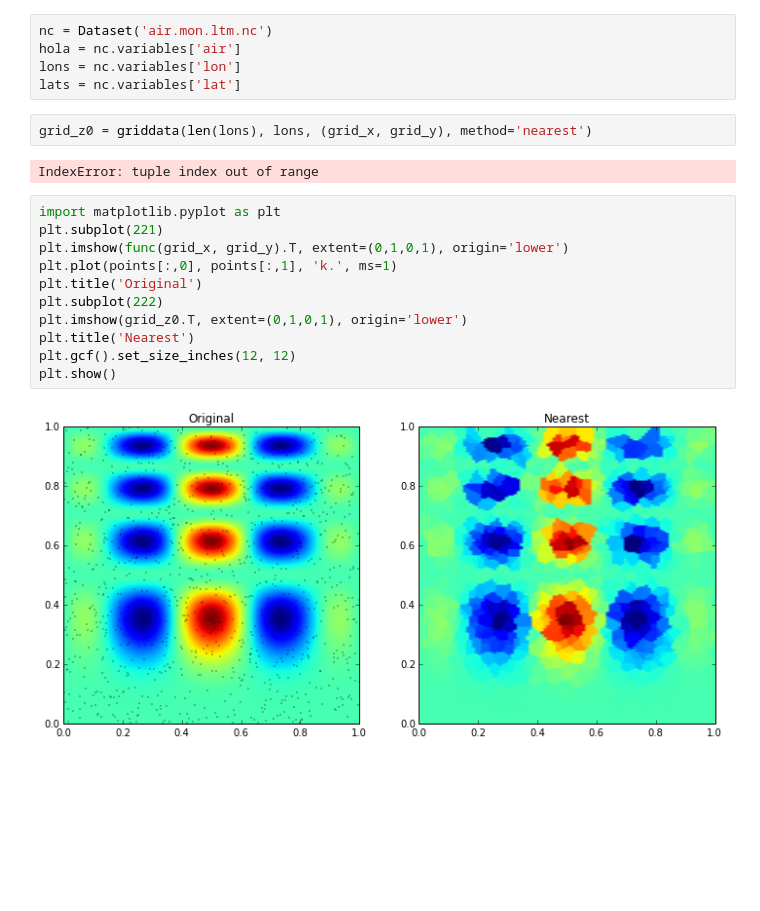
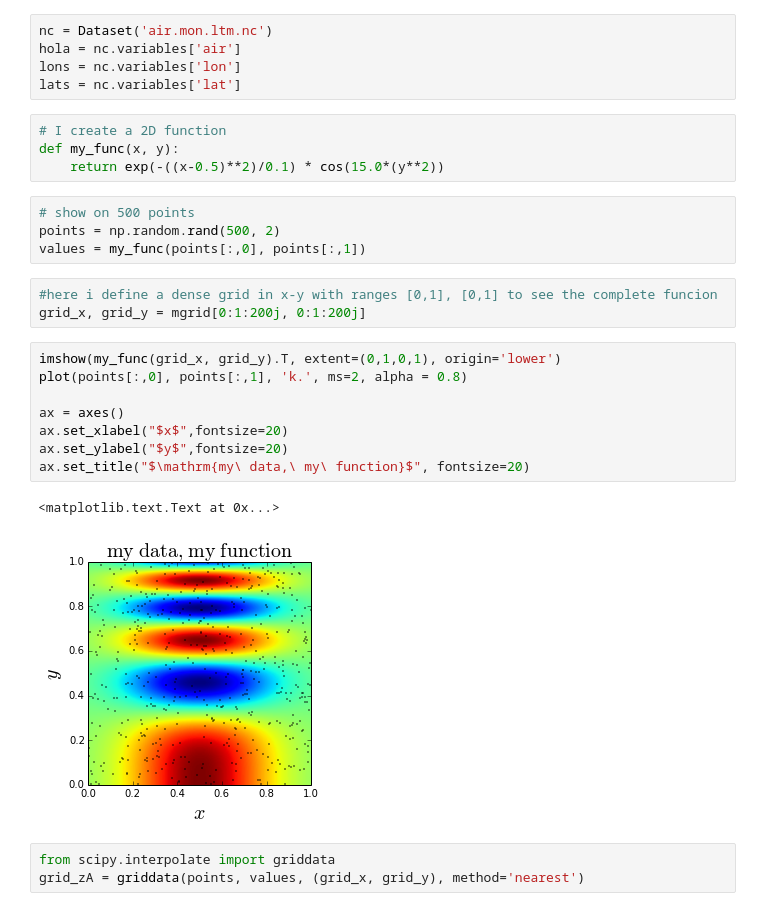
Before and after one commit to alvise30/CM20151_HW4_ElkinAlvis, a Jupyter notebook: P2/prueba_interpolacion(Una_vez_mas).ipynb, the cells around one changed output. Cells and saved outputs as stored; diff of their text form; blank space fills up the shorter version.

```diff
--- a/P2/prueba_interpolacion(Una_vez_mas).ipynb
+++ b/P2/prueba_interpolacion(Una_vez_mas).ipynb
@@ -19,20 +17,28 @@ nc = Dataset('air.mon.ltm.nc')
 hola = nc.variables['air']
 lons = nc.variables['lon']
 lats = nc.variables['lat']
+# %%
+# I create a 2D function
+def my_func(x, y):
+    return exp(-((x-0.5)**2)/0.1) * cos(15.0*(y**2))
+# %%
+# show on 500 points
+points = np.random.rand(500, 2)
+values = my_func(points[:,0], points[:,1])
+# %%
+#here i define a dense grid in x-y with ranges [0,1], [0,1] to see the complete funcion
+grid_x, grid_y = mgrid[0:1:200j, 0:1:200j]
+# %%
+imshow(my_func(grid_x, grid_y).T, extent=(0,1,0,1), origin='lower')
+plot(points[:,0], points[:,1], 'k.', ms=2, alpha = 0.8)
+
+ax = axes()
+ax.set_xlabel("$x$",fontsize=20)
+ax.set_ylabel("$y$",fontsize=20)
+ax.set_title("$\mathrm{my\ data,\ my\ function}$", fontsize=20)
+# %% [output]
+<matplotlib.text.Text at 0x...>
+[figure, added]
 # %%
-grid_z0 = griddata(len(lons), lons, (grid_x, grid_y), method='nearest')
+from scipy.interpolate import griddata
+grid_zA = griddata(points, values, (grid_x, grid_y), method='nearest')
-# %% [output]
-IndexError: tuple index out of range
-# %%
-import matplotlib.pyplot as plt
-plt.subplot(221)
-plt.imshow(func(grid_x, grid_y).T, extent=(0,1,0,1), origin='lower')
-plt.plot(points[:,0], points[:,1], 'k.', ms=1)
-plt.title('Original')
-plt.subplot(222)
-plt.imshow(grid_z0.T, extent=(0,1,0,1), origin='lower')
-plt.title('Nearest')
-plt.gcf().set_size_inches(12, 12)
-plt.show()
-# %% [output]
-[figure, removed]
```
Also changed, not shown: parts of 3 cells of this notebook, 1 other file.
